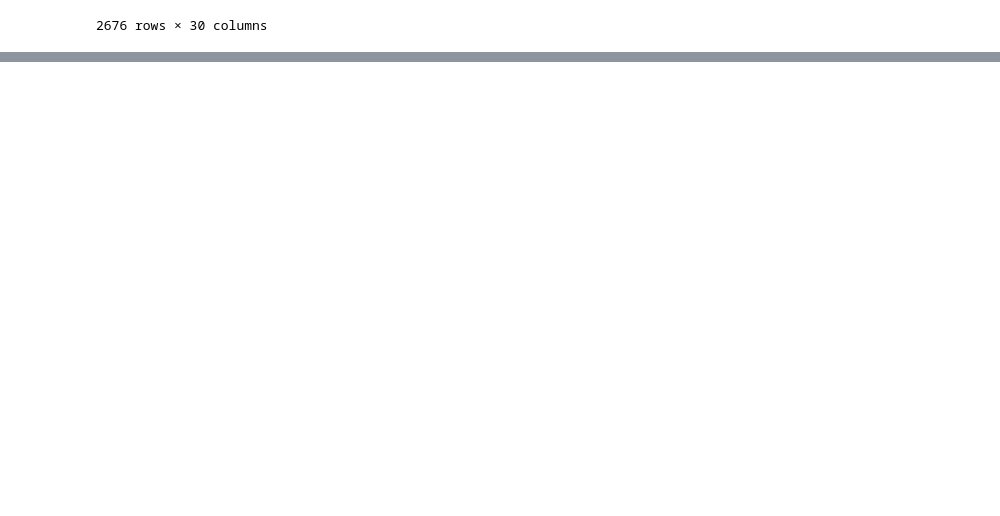
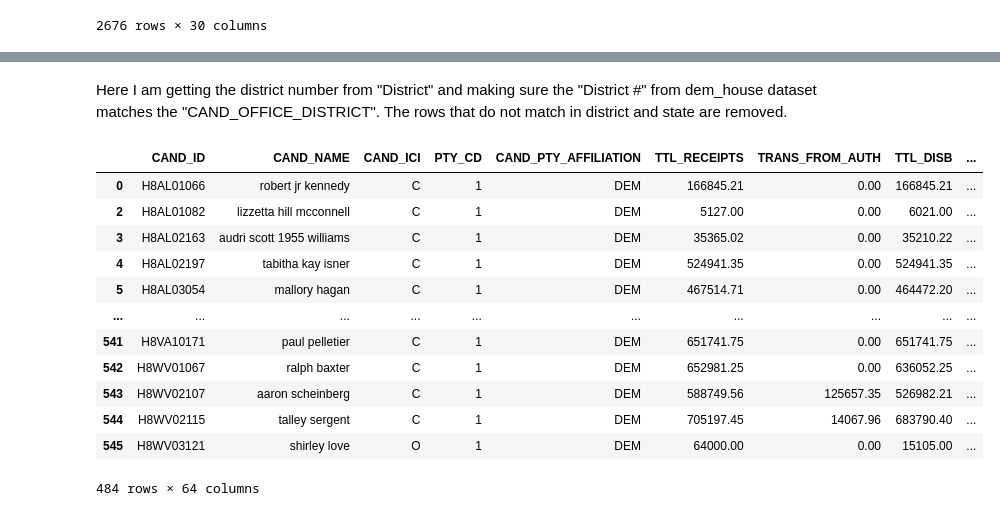
Before and after one commit to ComputerChef/Econometrics, a Jupyter notebook: ECON 143 project/ECON_143_Project.ipynb, the cells around one changed output, grey strips where cells are left out. Cells and saved outputs as stored; diff of their text form; code cells hidden in the pictures; blank space fills up the shorter version.

```diff
--- a/ECON 143 project/ECON_143_Project.ipynb
+++ b/ECON 143 project/ECON_143_Project.ipynb
@@ -54,0 +90,2 @@ rep_house = rep[rep["Office Type"] == "Representative"]
+# %%
+dem_house.loc[:,"Candidate"] = dem_house["Candidate"].str.lower()
@@ -54,0 +94,6 @@ rep_house = rep[rep["Office Type"] == "Representative"]
+# %%
+def standardize_names(name):
+    return name.strip().lower().replace('.', '').replace(',', '').replace('-', '')
+
+dem_current_campaign.loc[:,'CAND_NAME'] = dem_current_campaign['CAND_NAME'].apply(standardize_names)
+dem_house.loc[:,'Candidate'] = dem_house['Candidate'].apply(standardize_names)
@@ -54,0 +102,15 @@ rep_house = rep[rep["Office Type"] == "Representative"]
+# %%
+from fuzzywuzzy import fuzz
+from fuzzywuzzy import process
+
+def get_best_match(name, candidate_list, score_cutoff=95):
+    best_match = process.extractOne(name, candidate_list, scorer=fuzz.ratio)
+    if best_match and best_match[1] >= score_cutoff:
+        return best_match[0]  # Return the best match name if score is above cutoff
+    return None  # Return None if no matches are found above the cutoff
+
+# Create a list of candidates for easier access
+candidate_list = dem_house['Candidate'].tolist()
+
+# Map the best match names with a score cutoff
+dem_current_campaign['Best_Match_Candidate'] = dem_current_campaign['CAND_NAME'].apply(lambda x: get_best_match(x, candidate_list, 75))
@@ -54,0 +119,4 @@ rep_house = rep[rep["Office Type"] == "Representative"]
+# %%
+# Join on the matched names; this will automatically ignore rows where Best_Match_Candidate is None
+result_df_dem = pd.merge(dem_current_campaign.dropna(subset=['Best_Match_Candidate']), dem_house, left_on='Best_Match_Candidate', right_on='Candidate', how='inner')
+result_df_dem
@@ -54,0 +137,27 @@ rep_house = rep[rep["Office Type"] == "Representative"]
+# %% [markdown]
+Here I am getting the district number from "District" and making sure the "District #" from dem_house dataset matches the "CAND_OFFICE_DISTRICT". The rows that do not match in district and state are removed.
+# %%
+#These rows didn't have district numbers at the end
+"132	U.S. House Montana At-large District	0"
+"133	U.S. House Montana At-large District	0"
+"134	U.S. House Montana At-large District	0"
+
+result_df_dem["District #"] = result_df_dem['District'].str.split(" ").str[-1]
+result_df_dem["District #"] = result_df_dem['District #'].replace({"District":0}).astype(int)
+result_df_dem = result_df_dem[result_df_dem['District #'] == result_df_dem['CAND_OFFICE_DISTRICT']]
+result_df_dem = result_df_dem[result_df_dem['State'] == result_df_dem["CAND_OFFICE_ST"]]
+result_df_dem
+# %% [output]
+|  | CAND_ID | CAND_NAME | CAND_ICI | PTY_CD | CAND_PTY_AFFILIATION | TTL_RECEIPTS | TRANS_FROM_AUTH | TTL_DISB | ... |
+| 0 | H8AL01066 | robert jr kennedy | C | 1 | DEM | 166845.21 | 0.00 | 166845.21 | ... |
+| 2 | H8AL01082 | lizzetta hill mcconnell | C | 1 | DEM | 5127.00 | 0.00 | 6021.00 | ... |
+| 3 | H8AL02163 | audri scott 1955 williams | C | 1 | DEM | 35365.02 | 0.00 | 35210.22 | ... |
+| 4 | H8AL02197 | tabitha kay isner | C | 1 | DEM | 524941.35 | 0.00 | 524941.35 | ... |
+| 5 | H8AL03054 | mallory hagan | C | 1 | DEM | 467514.71 | 0.00 | 464472.20 | ... |
+| ... | ... | ... | ... | ... | ... | ... | ... | ... | ... |
+| 541 | H8VA10171 | paul pelletier | C | 1 | DEM | 651741.75 | 0.00 | 651741.75 | ... |
+| 542 | H8WV01067 | ralph baxter | C | 1 | DEM | 652981.25 | 0.00 | 636052.25 | ... |
+| 543 | H8WV02107 | aaron scheinberg | C | 1 | DEM | 588749.56 | 125657.35 | 526982.21 | ... |
+| 544 | H8WV02115 | talley sergent | C | 1 | DEM | 705197.45 | 14067.96 | 683790.40 | ... |
+| 545 | H8WV03121 | shirley love | O | 1 | DEM | 64000.00 | 0.00 | 15105.00 | ... |
+484 rows × 64 columns
```
Also changed, not shown: parts of 39 cells of this notebook.
